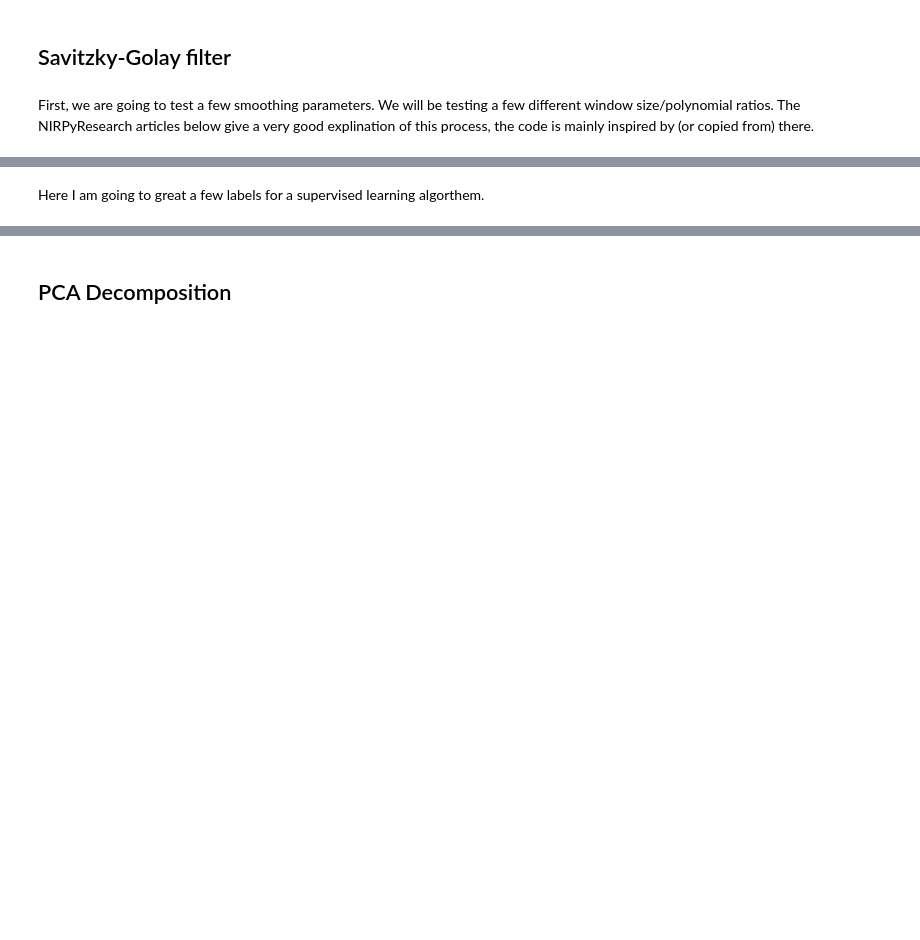
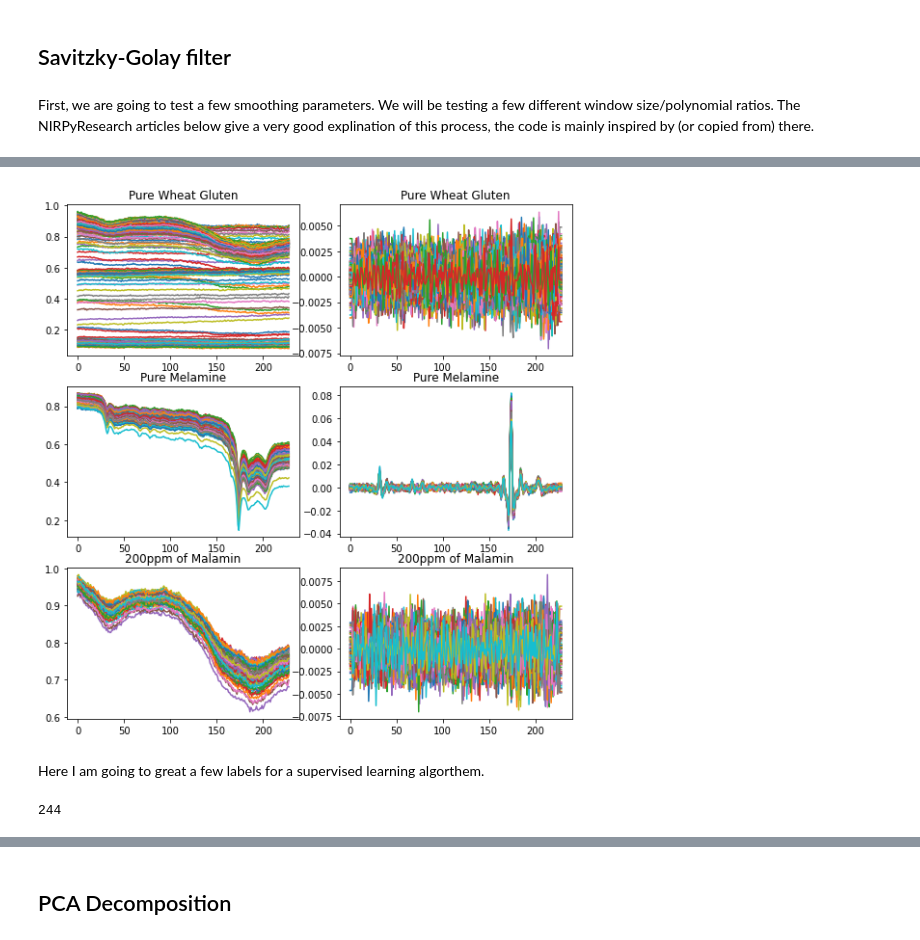
Before and after one commit to KeeganMcWW/ml-projects, a Jupyter notebook: IASIM2016_Challenege_ML.ipynb, the cells around one changed output, grey strips where cells are left out. Drawn from its saved outputs; the diff is of its cells as text; code cells hidden in the pictures; blank space fills up the shorter version.

```diff
--- a/IASIM2016_Challenege_ML.ipynb
+++ b/IASIM2016_Challenege_ML.ipynb
@@ -223,25 +257,27 @@ plt.show()
 # %%
-wheat_preprocessed = apply_sgfilter(wheat_cropped, window_length = w, polyorder = p, deriv=2)
+wheat_preprocessed = apply_sgfilter(wheat_gluten_pure_data_mat, window_length = w, polyorder = p, deriv=2)
 meamine_preprocessed = apply_sgfilter(melamine_cropped, window_length = w, polyorder = p, deriv=2)
 m_200ppm_preprocessed = apply_sgfilter(m_200ppm_cropped, window_length = w, polyorder = p, deriv=2)
-dataset_preprocessing = np.concatenate((wheat_preprocessed, meamine_preprocessed, m_200ppm_preprocessed))
+#dataset_preprocessing = np.concatenate((wheat_preprocessed, meamine_preprocessed, m_200ppm_preprocessed))
 # %%
 x_slice = 43 #@param {type: "slider", min: 0, max: 99}
 fig, axs = plt.subplots(3, 2, figsize=(8,8))
 plt.tight_layout()
-axs[0, 0].plot(wheat_cropped[x_slice, :, :].T)
+axs[0, 0].plot(wheat_gluten_pure_data_mat[x_slice, :, :].T)
 axs[0, 0].set_title('Pure Wheat Gluten');
 axs[1, 0].plot(melamine_cropped[x_slice, :, :].T)
 axs[1, 0].set_title('Pure Melamine');
 axs[2, 0].plot(m_200ppm_cropped[x_slice, :, :].T)
 axs[2, 0].set_title('200ppm of Malamin');
 axs[0, 1].plot(wheat_preprocessed[x_slice, :, :].T)
 axs[0, 1].set_title('Pure Wheat Gluten');
 axs[1, 1].plot(meamine_preprocessed[x_slice, :, :].T)
 axs[1, 1].set_title('Pure Melamine');
 axs[2, 1].plot(m_200ppm_preprocessed[x_slice, :, :].T)
 axs[2, 1].set_title('200ppm of Malamin');
 plt.show()
+# %% [output]
+[figure, added]
 # %% [markdown]
 Here I am going to great a few labels for a supervised learning algorthem.
 # %%
@@ -252,11 +288,14 @@ def create_label(matrix, label):
       output[i][j] = label
   return output
 # %%
-wheat_labels = create_label(wheat_cropped, 1)
+wheat_labels = create_label(wheat_gluten_pure_data_mat, 1)
 melamine_labels = create_label(melamine_cropped, 0)
 #m_200ppm_labels = create_label(m_200ppm_preprocessed, 200/1000000)
 m_200ppm_labels = create_label(m_200ppm_cropped, 0)
-wheat_labels_flat = np.reshape(wheat_labels, (crop_size * crop_size), order = 'F')
+print(y_size)
+wheat_labels_flat = np.reshape(wheat_labels, (int(x_size)*int(y_size)), order = 'F')
 melamine_labels_flat = np.reshape(melamine_labels, (crop_size * crop_size), order = 'F')
 m_200ppm_labels_flat = np.reshape(m_200ppm_labels, (crop_size * crop_size), order = 'F')
+# %% [output]
+244
 # %%
```
Also changed, not shown: parts of 19 cells of this notebook.
